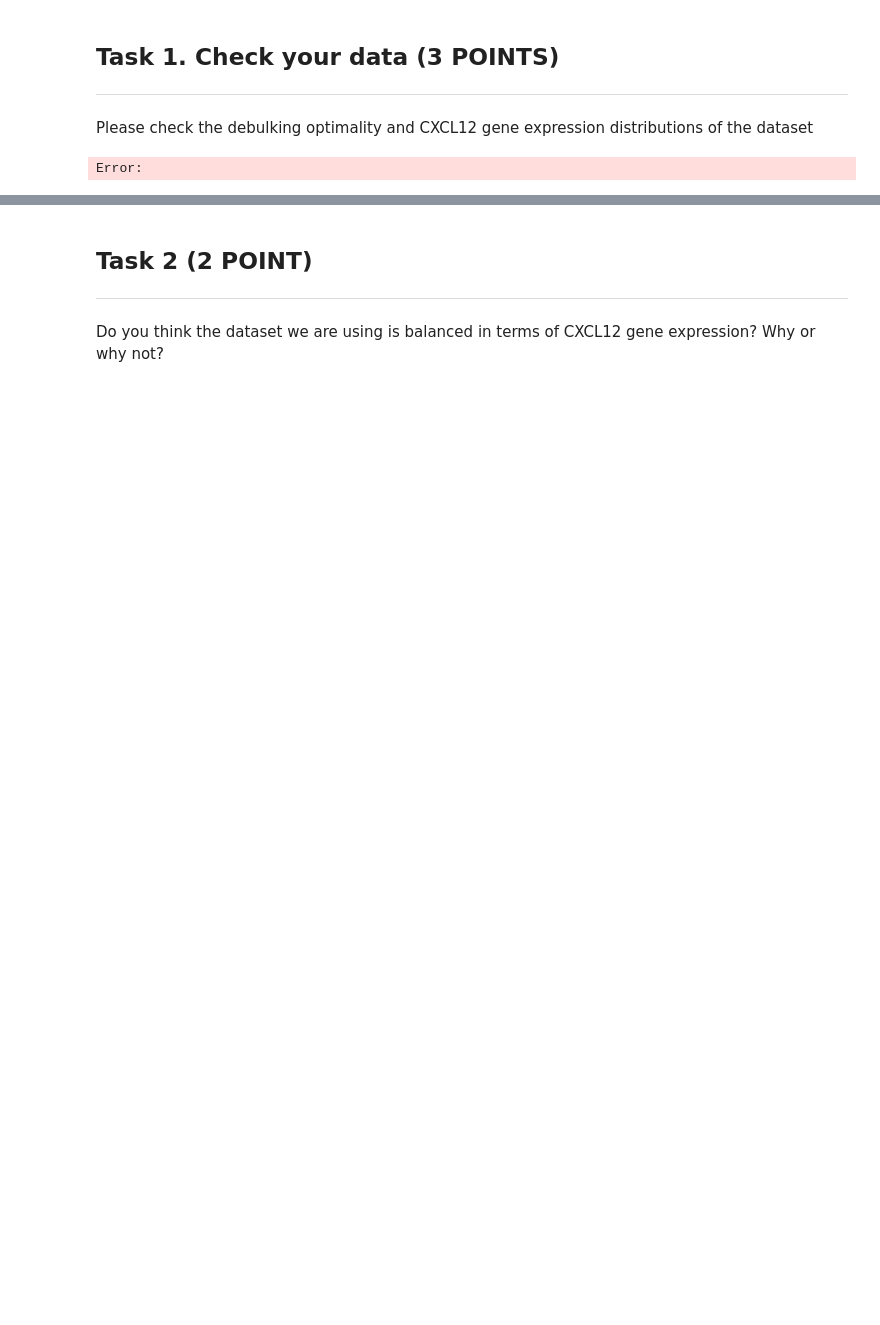
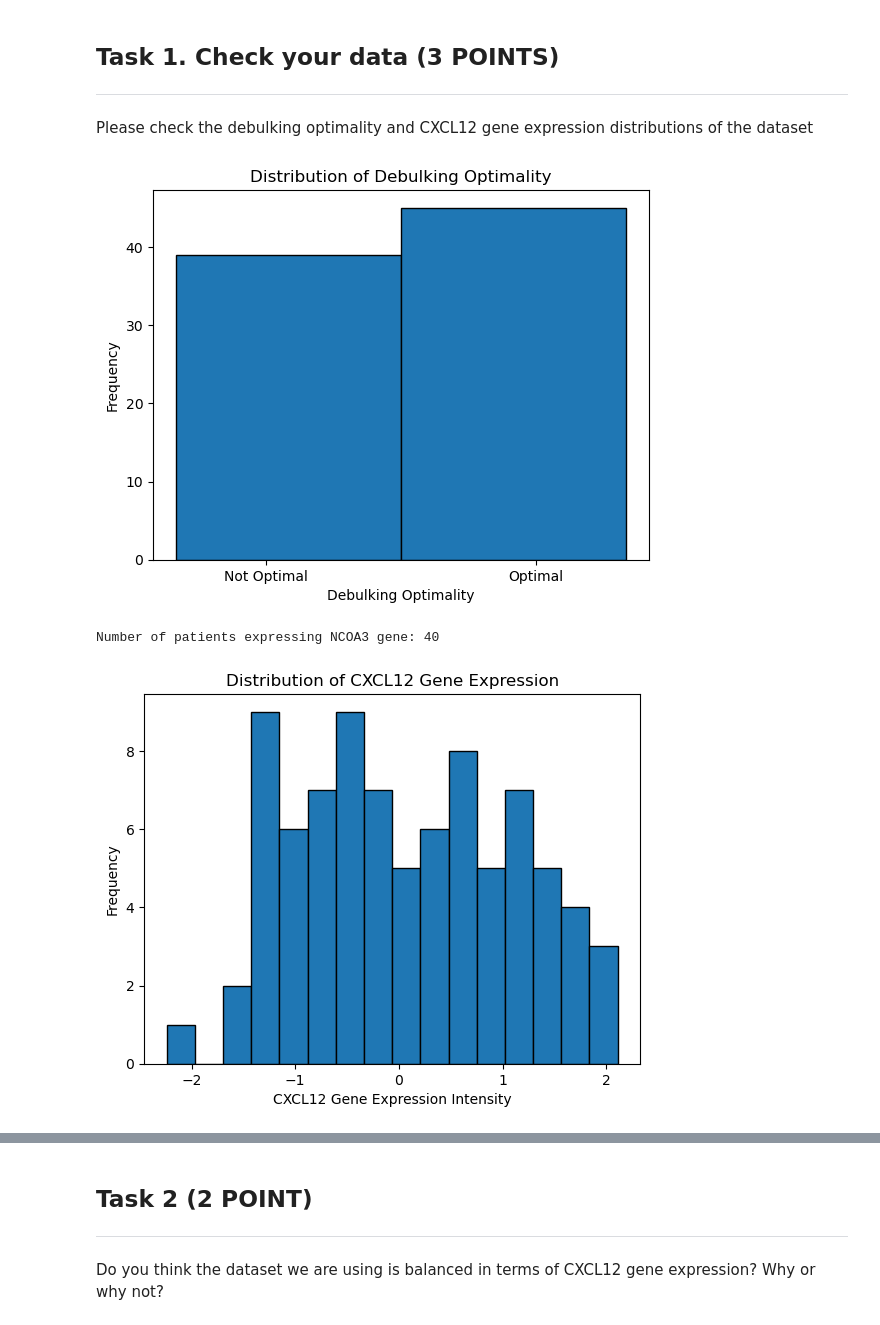
Before and after one commit to kalk-ak/Machine-Learning--MA, a Jupyter notebook: labs/lab2/Lab2_Prognosis.ipynb, the cells around one changed output, grey strips where cells are left out. Cells and saved outputs as stored; diff of their text form; code cells hidden in the pictures; blank space fills up the shorter version.

```diff
--- a/labs/lab2/Lab2_Prognosis.ipynb
+++ b/labs/lab2/Lab2_Prognosis.ipynb
@@ -56,16 +81,32 @@ Please check the debulking optimality and CXCL12 gene expression distributions o
 # %%
 # Please plot a histogram of the debulking optimality distribution:
 # debulk:0 - not optimal
 # debulk:1 - optimal
 
+
 # YOUR CODE GOES HERE
 
+plt.hist(df['debulk'], bins=2, edgecolor='black')
+plt.xlabel('Debulking Optimality')
+plt.ylabel('Frequency')
+plt.title('Distribution of Debulking Optimality')
+plt.xticks([0.2, 0.8], ['Not Optimal', 'Optimal'])
+plt.show()
 # and answer a question briefly：how many patients in this dataset expressed the NCOA3 gene (NCOA3>0)?
-
+ncoa3_patients = df[df['NCOA3'] > 0]
+print(f"Number of patients expressing NCOA3 gene: {len(ncoa3_patients)}")
 
 # Please plot a histogram of the CXCL12 gene expression distribution:
 # The numeric values represent a patient's gene expression intensity, with high values indicating high levels of expression.
 
 # YOUR CODE GOES HERE
+bins = int(len(np.unique(df['CXCL12'])) / 5)  # Calculate the number of bins based on unique values
+plt.hist(df['CXCL12'], bins=bins, edgecolor='black')
+plt.xlabel('CXCL12 Gene Expression Intensity')
+plt.ylabel('Frequency')
+plt.title('Distribution of CXCL12 Gene Expression')
+plt.show()
 # %% [output]
+[figure, added]
-Error:
+Number of patients expressing NCOA3 gene: 40
+[figure, added]
```
Also changed, not shown: parts of 6 cells of this notebook, 1 other file.
